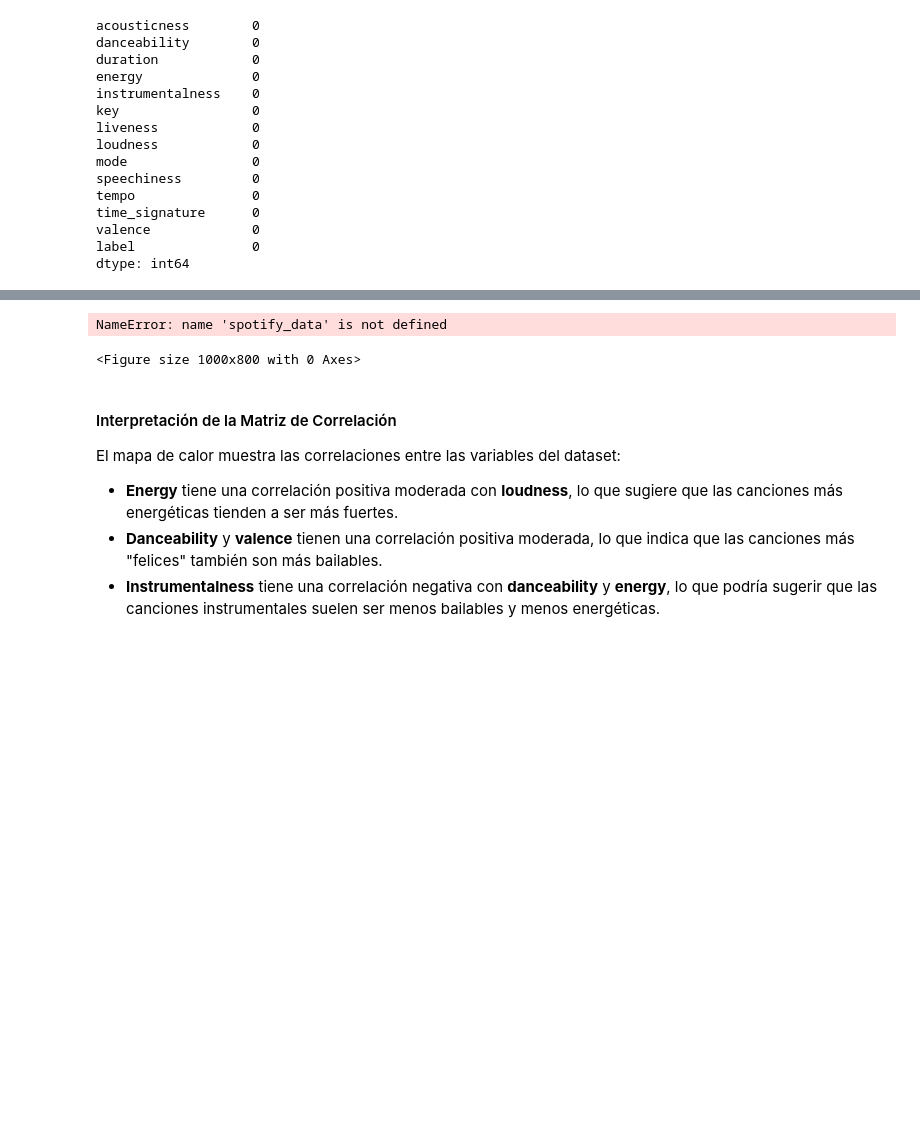
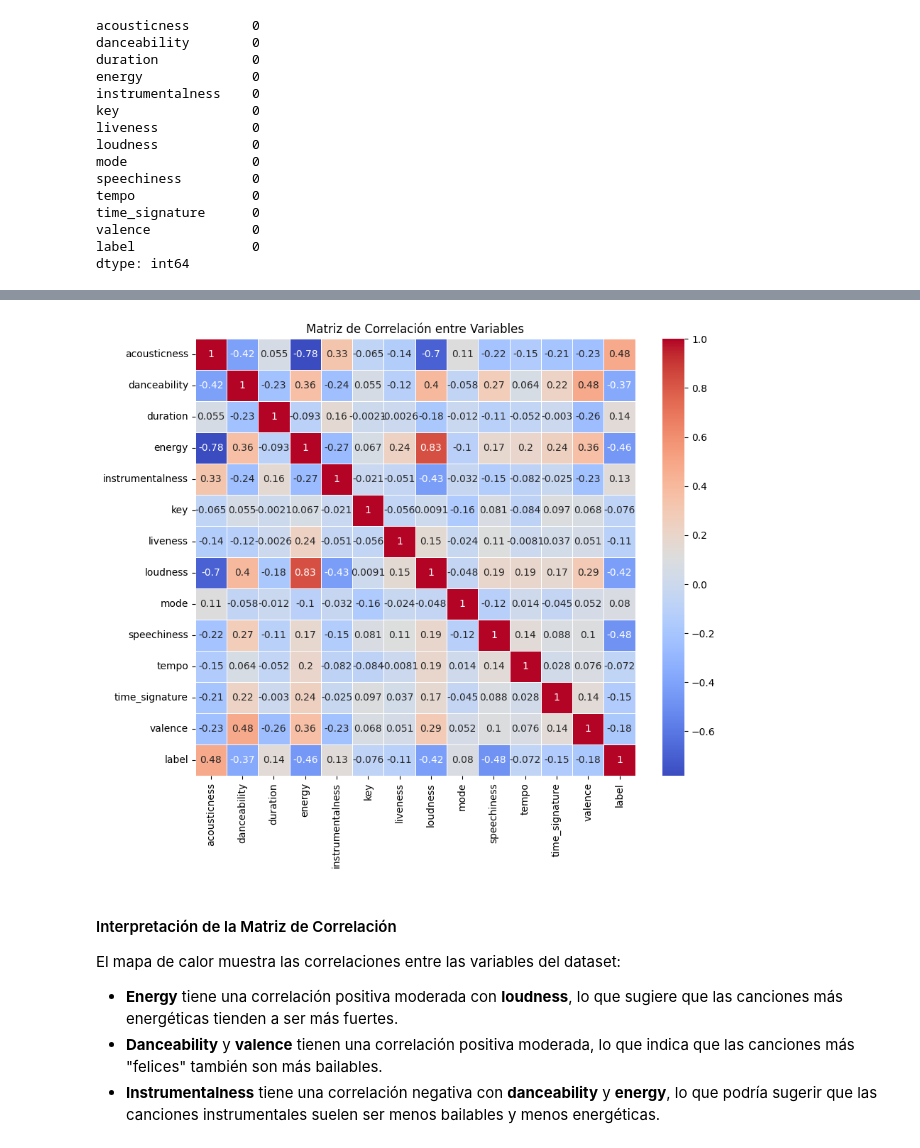
Before and after one commit to jonathancagua/CEIA-ADD, a Jupyter notebook: tp_spotify.ipynb, the cells around one changed output, grey strips where cells are left out. Cells and saved outputs as stored; diff of their text form; code cells hidden in the pictures; blank space fills up the shorter version.

```diff
--- a/tp_spotify.ipynb
+++ b/tp_spotify.ipynb
@@ -232,23 +232,22 @@ spotify_df.describe()
 # %%
 # Matriz de Correlación entre Variables
 import seaborn as sns
 import matplotlib.pyplot as plt
 
 # Generar la matriz de correlación
 plt.figure(figsize=(10, 8))
-correlation_matrix = spotify_data.corr()
+correlation_matrix = spotify_df.corr()
 
 # Crear el heatmap usando seaborn
 sns.heatmap(correlation_matrix, annot=True, cmap='coolwarm', linewidths=0.5)
 
 # Añadir un título
 plt.title('Matriz de Correlación entre Variables')
 
 # Mostrar el gráfico
 plt.show()
 # %% [output]
-NameError: name 'spotify_data' is not defined
-<Figure size 1000x800 with 0 Axes>
+[figure, added]
 # %% [markdown]
 #### Interpretación de la Matriz de Correlación
 
```
Also changed, not shown: parts of 1 cell of this notebook.
